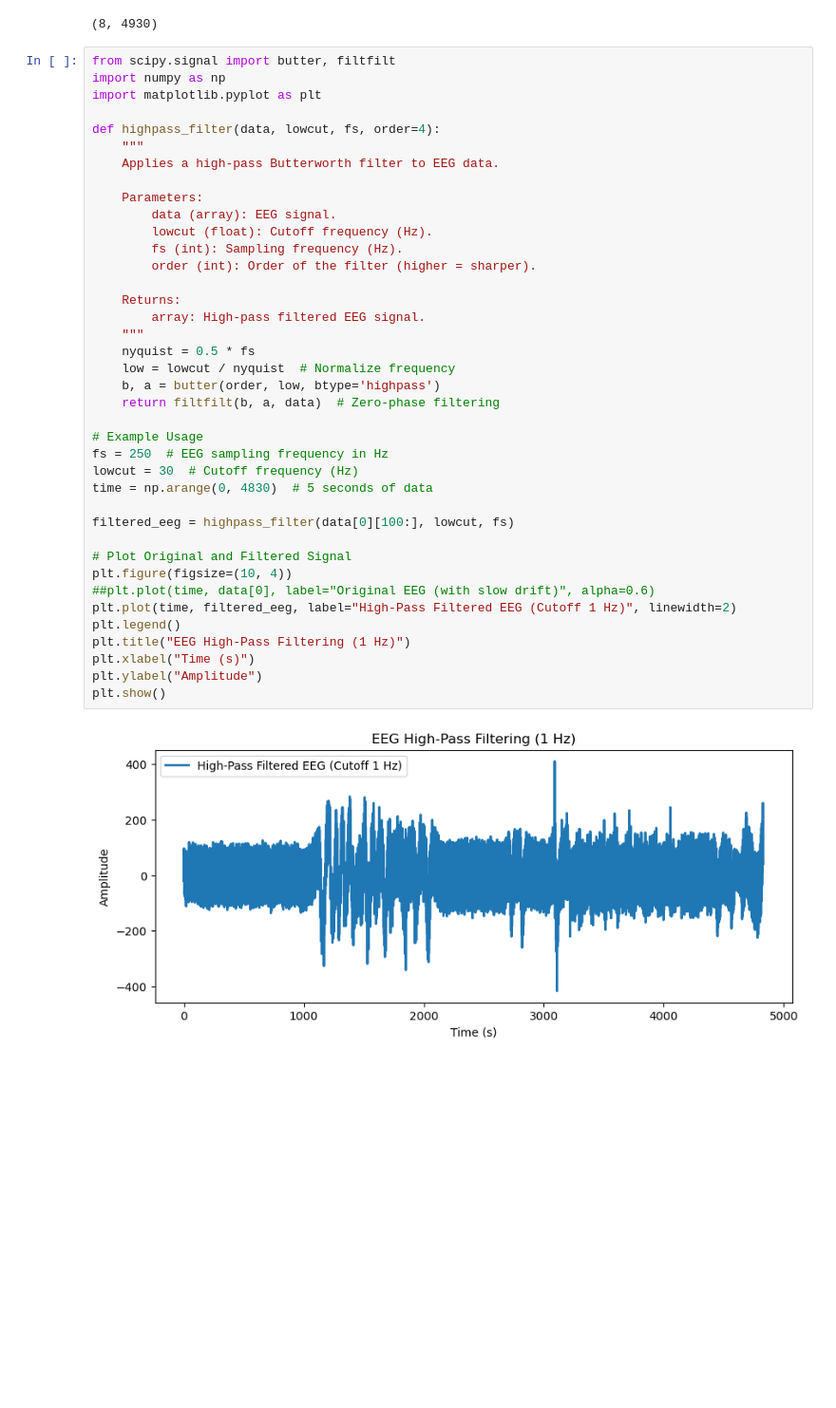
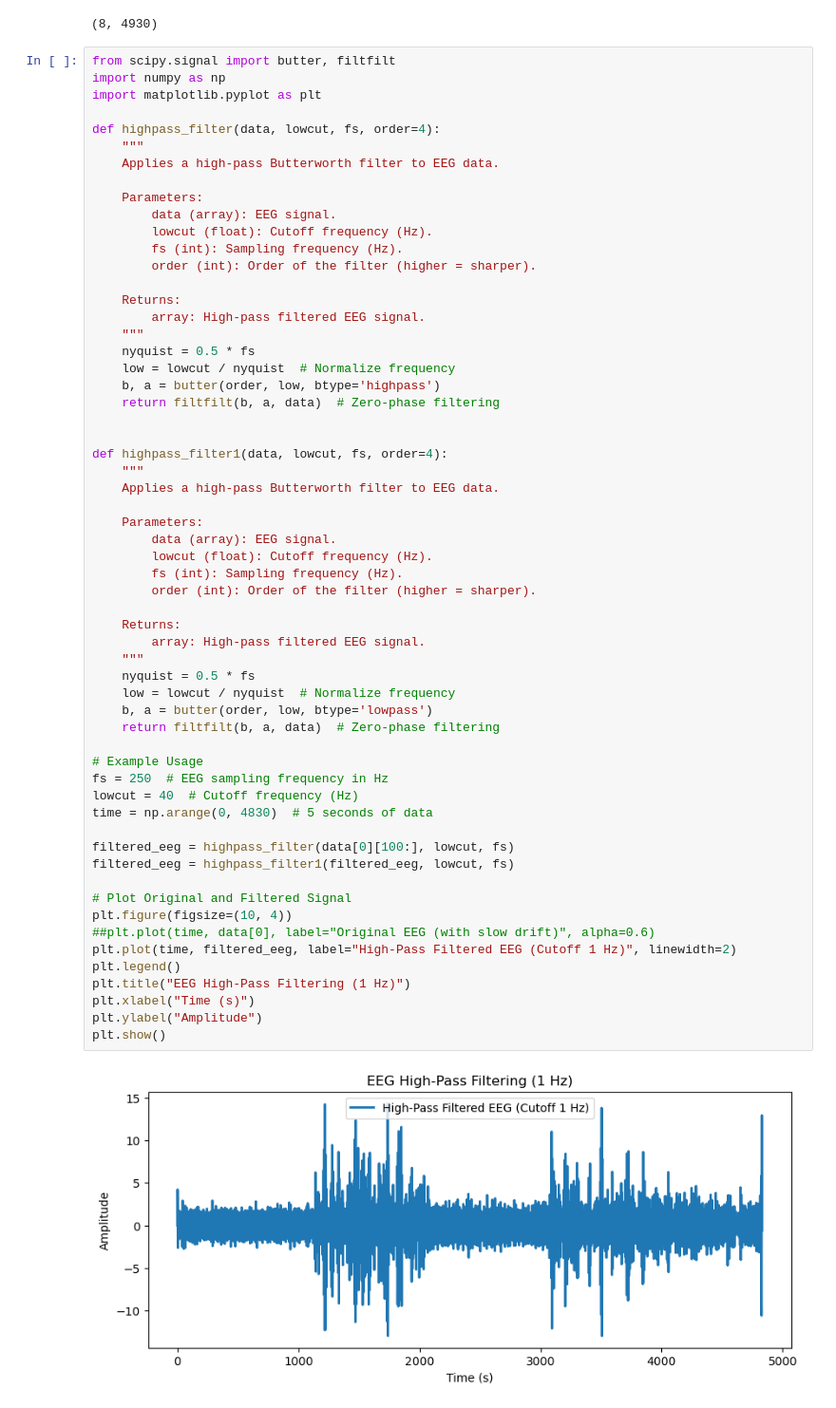
Before and after one commit to GREATLOLO/cogs189, a Jupyter notebook: high-band.ipynb, the cells around one changed output. Shown at 95% size. Cells and saved outputs as stored; diff of their text form; blank space fills up the shorter version.

```diff
--- a/high-band.ipynb
+++ b/high-band.ipynb
@@ -32,32 +32,52 @@ def highpass_filter(data, lowcut, fs, order=4):
     Parameters:
         data (array): EEG signal.
         lowcut (float): Cutoff frequency (Hz).
         fs (int): Sampling frequency (Hz).
         order (int): Order of the filter (higher = sharper).
 
     Returns:
         array: High-pass filtered EEG signal.
     """
     nyquist = 0.5 * fs
     low = lowcut / nyquist  # Normalize frequency
     b, a = butter(order, low, btype='highpass')
     return filtfilt(b, a, data)  # Zero-phase filtering
 
+
+def highpass_filter1(data, lowcut, fs, order=4):
+    """
+    Applies a high-pass Butterworth filter to EEG data.
+
+    Parameters:
+        data (array): EEG signal.
+        lowcut (float): Cutoff frequency (Hz).
+        fs (int): Sampling frequency (Hz).
+        order (int): Order of the filter (higher = sharper).
+
+    Returns:
+        array: High-pass filtered EEG signal.
+    """
+    nyquist = 0.5 * fs
+    low = lowcut / nyquist  # Normalize frequency
+    b, a = butter(order, low, btype='lowpass')
+    return filtfilt(b, a, data)  # Zero-phase filtering
+
 # Example Usage
 fs = 250  # EEG sampling frequency in Hz
-lowcut = 30  # Cutoff frequency (Hz)
+lowcut = 40  # Cutoff frequency (Hz)
 time = np.arange(0, 4830)  # 5 seconds of data
 
 filtered_eeg = highpass_filter(data[0][100:], lowcut, fs)
+filtered_eeg = highpass_filter1(filtered_eeg, lowcut, fs)
 
 # Plot Original and Filtered Signal
 plt.figure(figsize=(10, 4))
 ##plt.plot(time, data[0], label="Original EEG (with slow drift)", alpha=0.6)
 plt.plot(time, filtered_eeg, label="High-Pass Filtered EEG (Cutoff 1 Hz)", linewidth=2)
 plt.legend()
 plt.title("EEG High-Pass Filtering (1 Hz)")
 plt.xlabel("Time (s)")
 plt.ylabel("Amplitude")
 plt.show()
 # %% [output]
-[figure, old version]
+[figure, new version]
```
Also changed, not shown: 1 other file.
